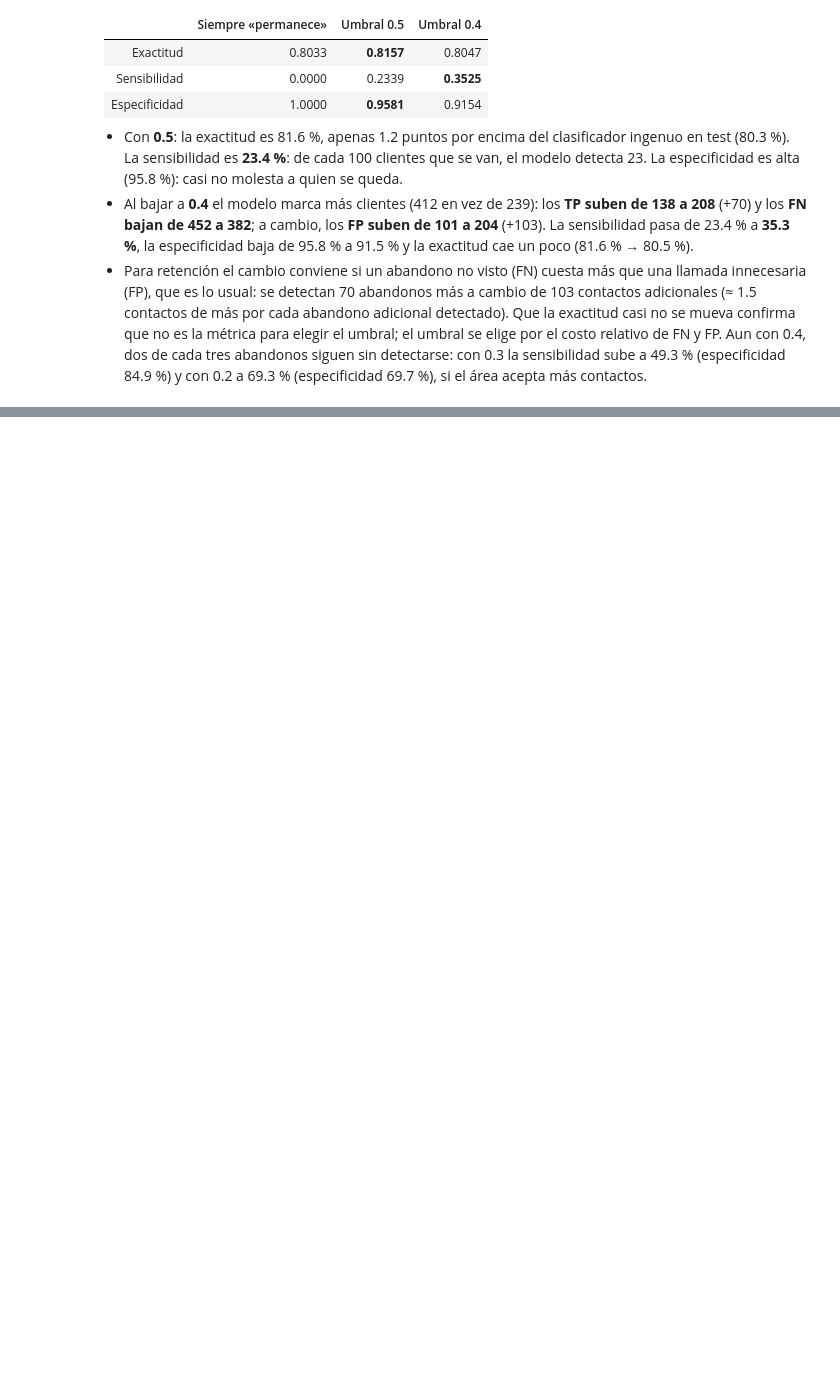
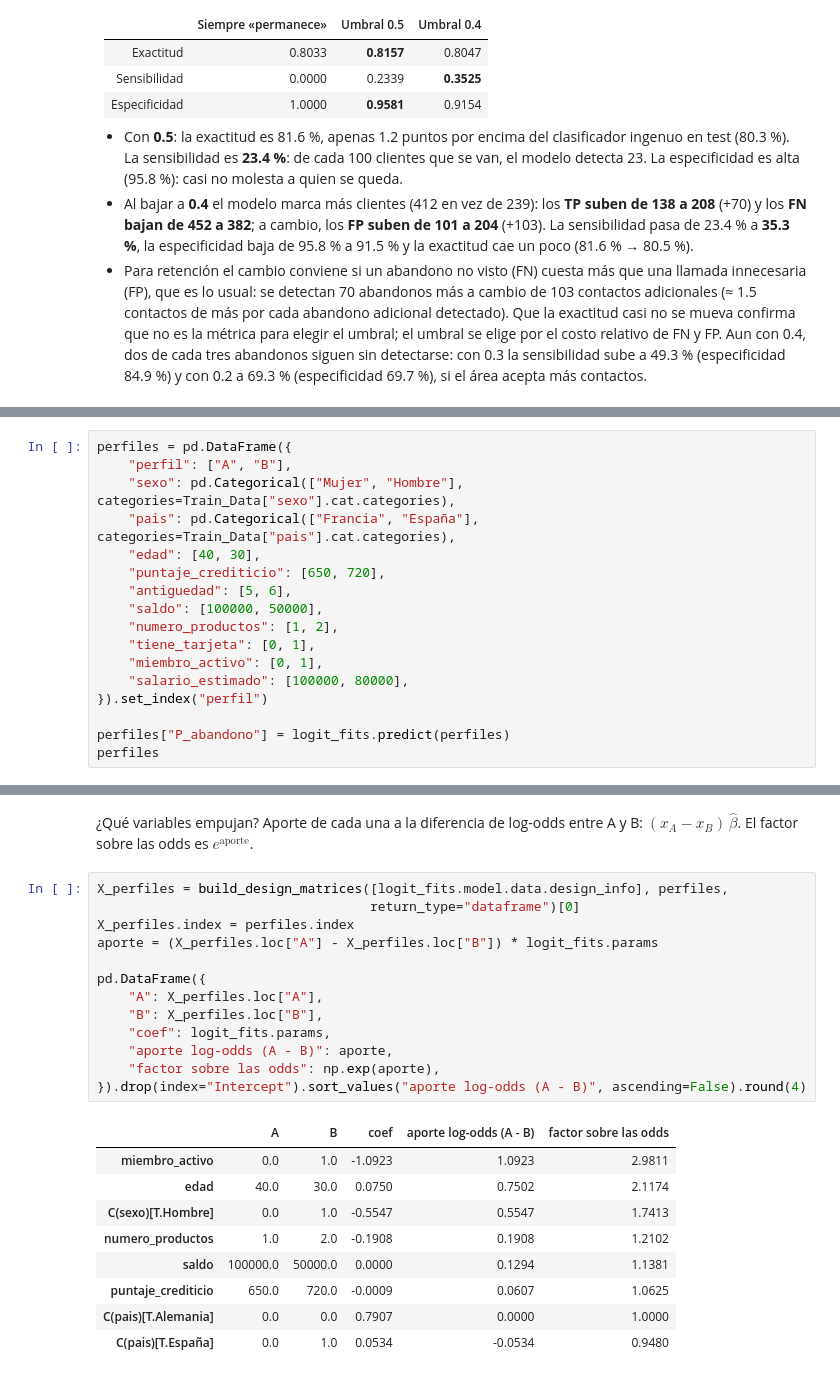
Before and after one commit to sebasrolemmel/Taller-abandono-producto-20262, a Jupyter notebook: Taller_Abandono_Producto_Financiero.ipynb, the cells around one changed output, grey strips where cells are left out. Saved outputs shown, nothing was run; the diff lists cells and outputs as text; blank space fills up the shorter version.

Commit message:
Punto 7: perfiles y cierre

```diff
--- a/Taller_Abandono_Producto_Financiero.ipynb
+++ b/Taller_Abandono_Producto_Financiero.ipynb
@@ -1181,0 +1189,17 @@ Con 0.5 el modelo es muy conservador: marca solo 239 clientes (8 % del test), cu
+# %%
+perfiles = pd.DataFrame({
+    "perfil": ["A", "B"],
+    "sexo": pd.Categorical(["Mujer", "Hombre"], categories=Train_Data["sexo"].cat.categories),
+    "pais": pd.Categorical(["Francia", "España"], categories=Train_Data["pais"].cat.categories),
+    "edad": [40, 30],
+    "puntaje_crediticio": [650, 720],
+    "antiguedad": [5, 6],
+    "saldo": [100000, 50000],
+    "numero_productos": [1, 2],
+    "tiene_tarjeta": [0, 1],
+    "miembro_activo": [0, 1],
+    "salario_estimado": [100000, 80000],
+}).set_index("perfil")
+
+perfiles["P_abandono"] = logit_fits.predict(perfiles)
+perfiles
@@ -1181,0 +1219,25 @@ Con 0.5 el modelo es muy conservador: marca solo 239 clientes (8 % del test), cu
+# %% [markdown]
+¿Qué variables empujan? Aporte de cada una a la diferencia de log-odds entre A y B: $(x_A - x_B)\,\hat\beta$. El factor sobre las odds es $e^{\text{aporte}}$.
+# %%
+X_perfiles = build_design_matrices([logit_fits.model.data.design_info], perfiles,
+                                   return_type="dataframe")[0]
+X_perfiles.index = perfiles.index
+aporte = (X_perfiles.loc["A"] - X_perfiles.loc["B"]) * logit_fits.params
+
+pd.DataFrame({
+    "A": X_perfiles.loc["A"],
+    "B": X_perfiles.loc["B"],
+    "coef": logit_fits.params,
+    "aporte log-odds (A - B)": aporte,
+    "factor sobre las odds": np.exp(aporte),
+}).drop(index="Intercept").sort_values("aporte log-odds (A - B)", ascending=False).round(4)
+# %% [output]
+|  | A | B | coef | aporte log-odds (A - B) | factor sobre las odds |
+| miembro_activo | 0.0 | 1.0 | -1.0923 | 1.0923 | 2.9811 |
+| edad | 40.0 | 30.0 | 0.0750 | 0.7502 | 2.1174 |
+| C(sexo)[T.Hombre] | 0.0 | 1.0 | -0.5547 | 0.5547 | 1.7413 |
+| numero_productos | 1.0 | 2.0 | -0.1908 | 0.1908 | 1.2102 |
+| saldo | 100000.0 | 50000.0 | 0.0000 | 0.1294 | 1.1381 |
+| puntaje_crediticio | 650.0 | 720.0 | -0.0009 | 0.0607 | 1.0625 |
+| C(pais)[T.Alemania] | 0.0 | 0.0 | 0.7907 | 0.0000 | 1.0000 |
+| C(pais)[T.España] | 0.0 | 1.0 | 0.0534 | -0.0534 | 0.9480 |
```
Also changed, not shown: parts of 6 cells of this notebook.
